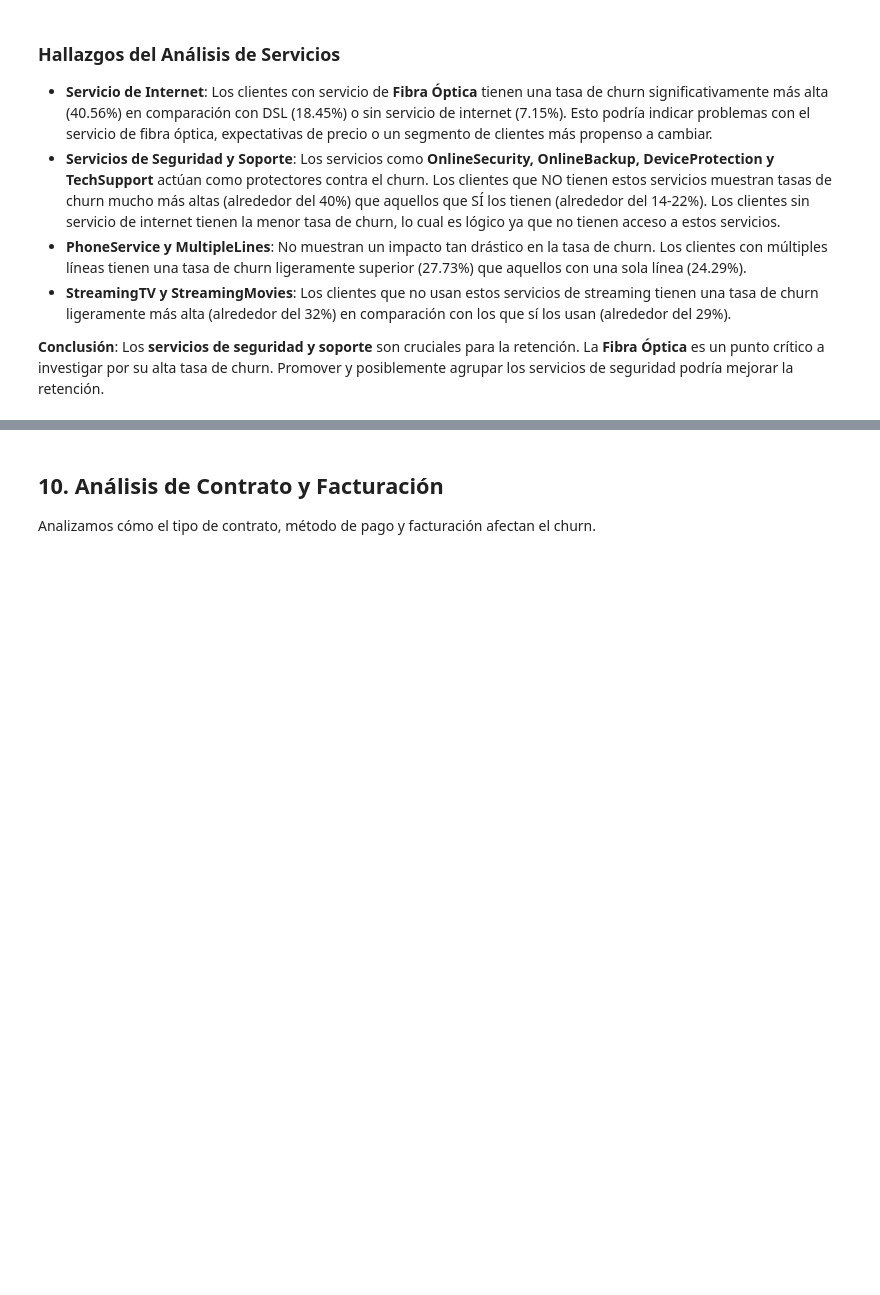
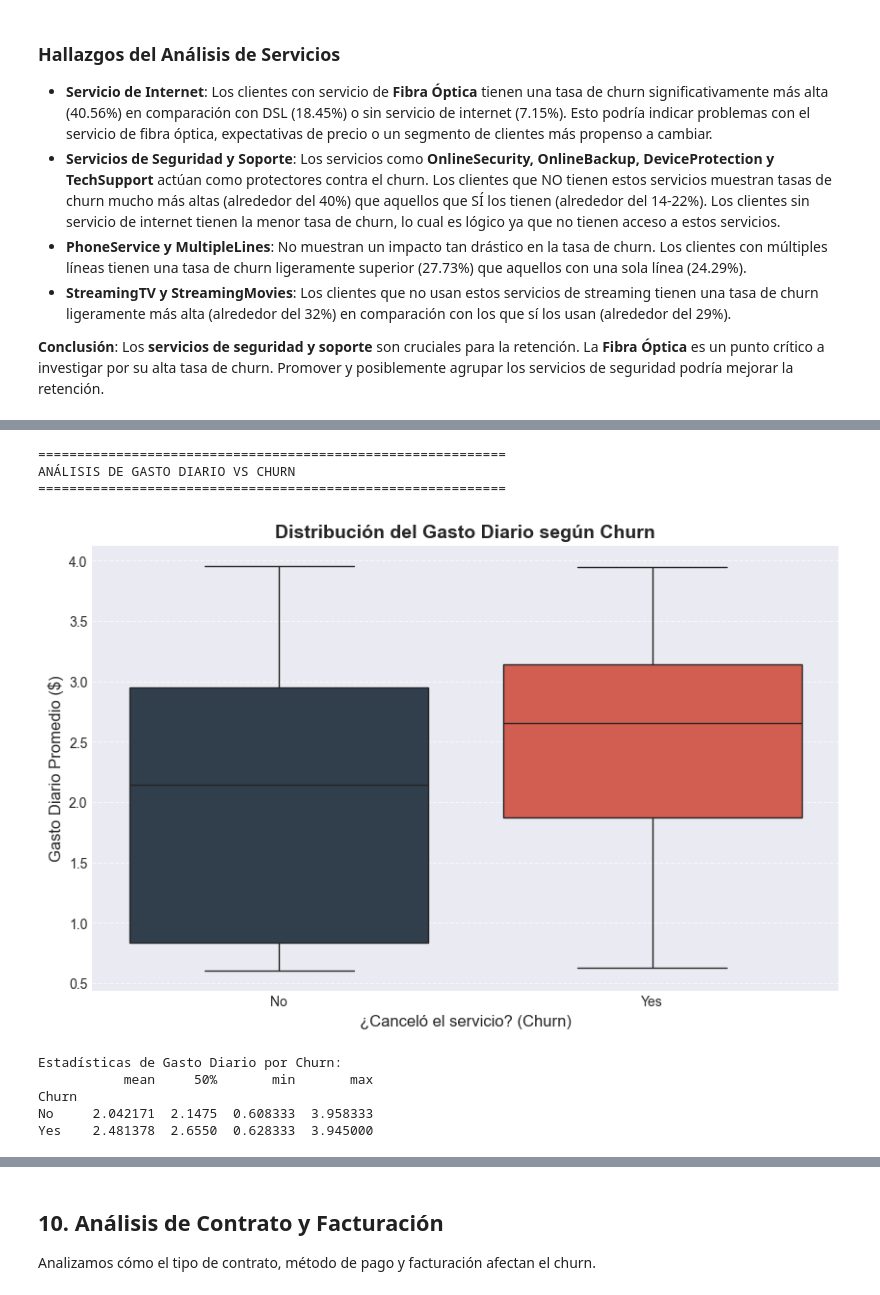
Before and after one commit to LenninTemoche/Challenge-TelecomX-Alura-One-DS, a Jupyter notebook: TelecomX_ETL.ipynb, the cells around one changed output, grey strips where cells are left out. Cells and saved outputs as stored; diff of their text form; code cells hidden in the pictures; blank space fills up the shorter version.

Commit message:
se analiza variable daily_account y se generan visualizaciones

```diff
--- a/TelecomX_ETL.ipynb
+++ b/TelecomX_ETL.ipynb
@@ -1011,0 +1015,38 @@ SERVICIOS CON MAYOR IMPACTO EN CHURN
+# %%
+# ==========================================
+# 9.1. Análisis de Gasto Diario (daily_account)
+# ==========================================
+
+import matplotlib.pyplot as plt
+import seaborn as sns
+
+print('='*60)
+print('ANÁLISIS DE GASTO DIARIO VS CHURN')
+print('='*60)
+
+# Configuración del gráfico
+plt.figure(figsize=(10, 6))
+
+# Usamos un Boxplot para ver la distribución del gasto entre quienes se van y quienes se quedan
+sns.boxplot(x='Churn', y='daily_account', data=df, palette=['#2C3E50', '#E74C3C'])
+
+plt.title('Distribución del Gasto Diario según Churn', fontsize=14, fontweight='bold')
+plt.ylabel('Gasto Diario Promedio ($)', fontsize=12)
+plt.xlabel('¿Canceló el servicio? (Churn)', fontsize=12)
+plt.grid(axis='y', linestyle='--', alpha=0.7)
+plt.savefig('imgs/04_1_analisis_gasto_diario.png', dpi=300, bbox_inches='tight')
+plt.show()
+
+# Estadísticas descriptivas para validar lo que vemos en el gráfico
+print("\nEstadísticas de Gasto Diario por Churn:")
+print(df.groupby('Churn')['daily_account'].describe()[['mean', '50%', 'min', 'max']])
+# %% [output]
+============================================================
+ANÁLISIS DE GASTO DIARIO VS CHURN
+============================================================
+[figure, added]
+Estadísticas de Gasto Diario por Churn:
+           mean     50%       min       max
+Churn
+No     2.042171  2.1475  0.608333  3.958333
+Yes    2.481378  2.6550  0.628333  3.945000
```
Also changed, not shown: parts of 8 cells of this notebook, 3 other files.
